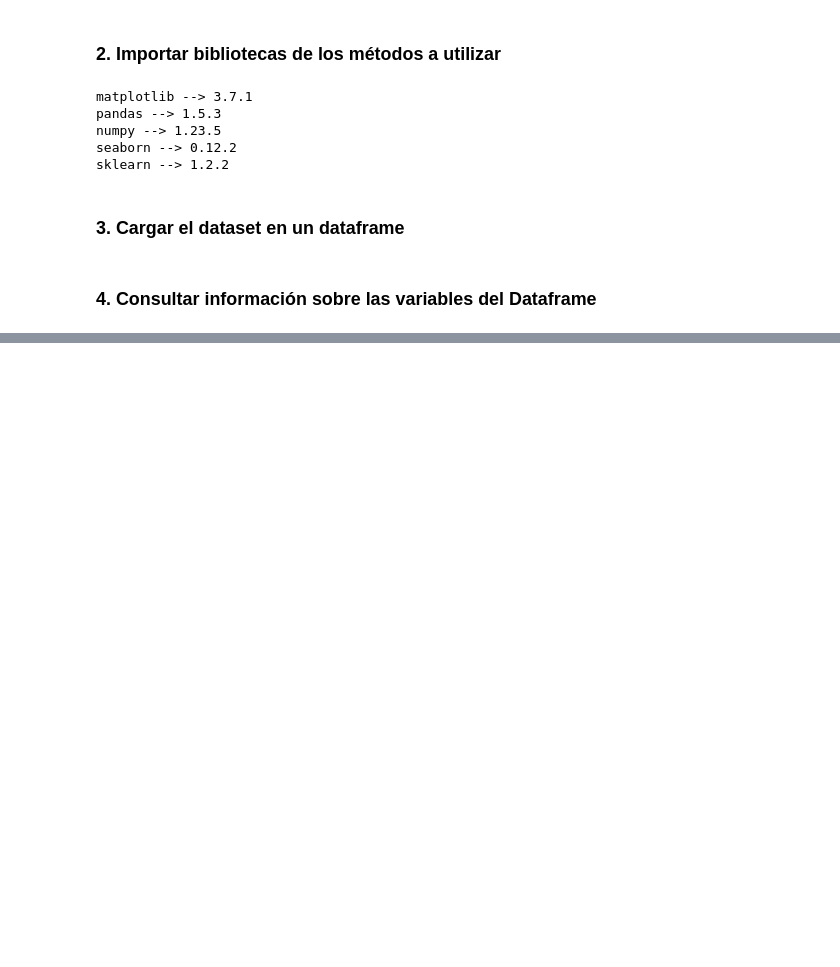
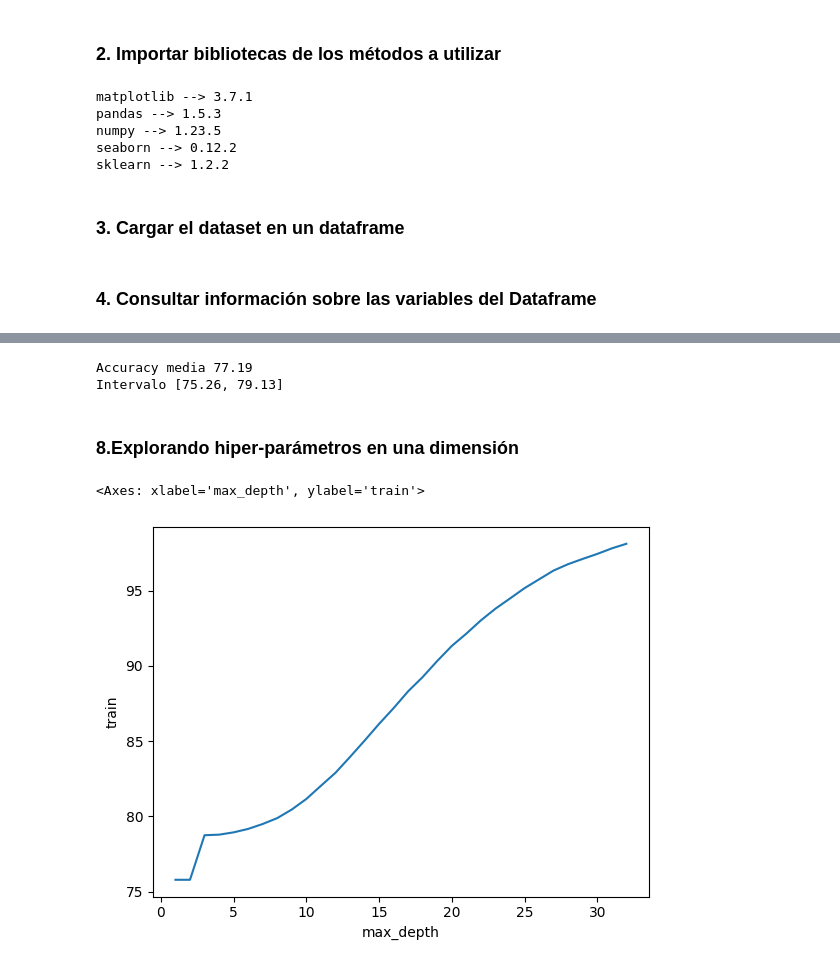
Before and after one commit to JuanPerezMolina/machine_learning_optimizacion_modelos_hiperparametros, a Jupyter notebook: 231125-1_ml_optimizacion_modelos_hiperparametros.ipynb, the cells around one changed output, grey strips where cells are left out. Cells and saved outputs as stored; diff of their text form; code cells hidden in the pictures; blank space fills up the shorter version.

```diff
--- a/231125-1_ml_optimizacion_modelos_hiperparametros.ipynb
+++ b/231125-1_ml_optimizacion_modelos_hiperparametros.ipynb
@@ -186,0 +244,12 @@ imprime_resultados(results)
+# %%
+from sklearn.tree import export_graphviz
+import graphviz
+
+modelo.fit(x_ord, y_ord)
+features = x_ord.columns
+dot_data = export_graphviz(modelo, out_file=None, filled=True, rounded=True,
+                class_names=['no','si'],
+                feature_names = features)
+
+graph = graphviz.Source(dot_data)
+graph
@@ -186,0 +258,41 @@ imprime_resultados(results)
+# %%
+# GroupKFold para analizar como el modelo se comporta con nuevos grupos
+
+from sklearn.model_selection import GroupKFold
+
+SEED = 301
+np.random.seed(SEED)
+
+cv = GroupKFold(n_splits = 10)
+modelo = DecisionTreeClassifier(max_depth=10)
+results = cross_validate(modelo, x_ord, y_ord, cv = cv, groups = datos_ventas_vehiculos_df.modelo, return_train_score=False)
+imprime_resultados(results)
+# %% [output]
+Accuracy media 77.19
+Intervalo [75.26, 79.13]
+# %% [markdown]
+### **8.Explorando hiper-parámetros en una dimensión**
+# %%
+def iniciar_arbol_de_decision(max_depth):
+  SEED = 301
+  np.random.seed(SEED)
+
+  cv = GroupKFold(n_splits = 10)
+  modelo = DecisionTreeClassifier(max_depth=max_depth)
+  results = cross_validate(modelo, x_ord, y_ord, cv = cv, groups = datos_ventas_vehiculos_df.modelo, return_train_score=True)
+  train_score = results['train_score'].mean()*100
+  test_score = results['test_score'].mean()*100
+  print('Arbol max_depth = %d, training = %.2f, testing = %.2f' % (max_depth, train_score, test_score))
+  tabla = [max_depth, train_score, test_score]
+  return tabla
+
+resultados = [iniciar_arbol_de_decision(i) for i in range(1,33)]
+resultados = pd.DataFrame(resultados, columns=['max_depth','train','test'])
+resultados.head()
+# %%
+import seaborn as sns
+
+sns.lineplot(x='max_depth', y='train', data=resultados)
+# %% [output]
+<Axes: xlabel='max_depth', ylabel='train'>
+[figure, added]
```
Also changed, not shown: parts of 63 cells of this notebook, 1 other file.
